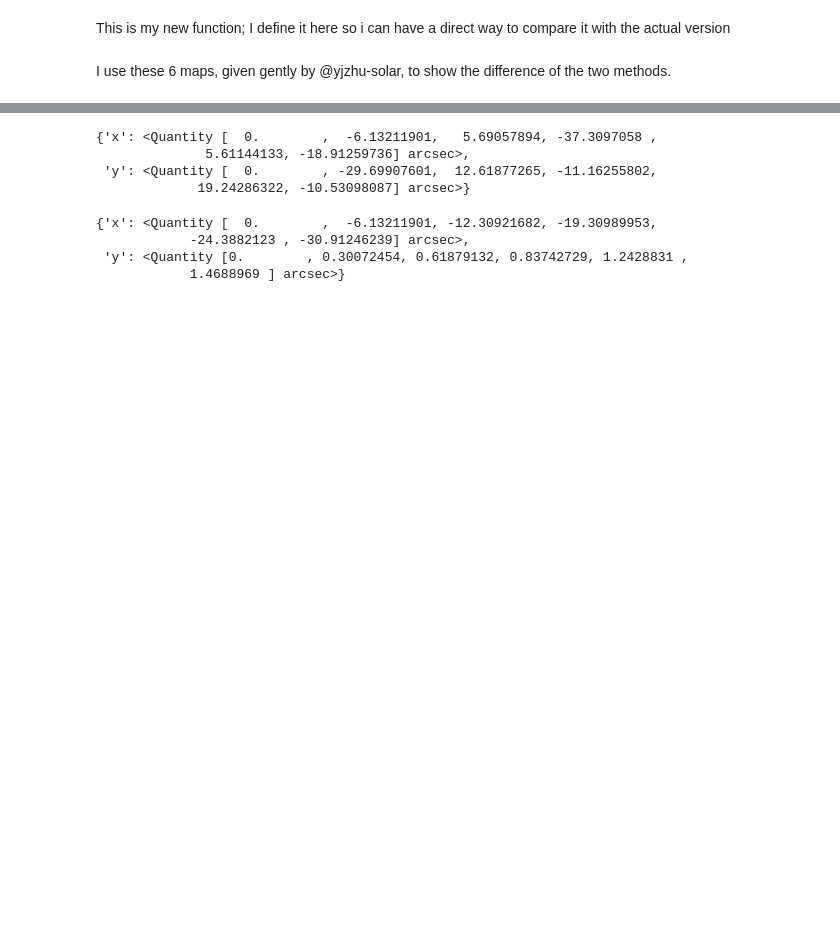
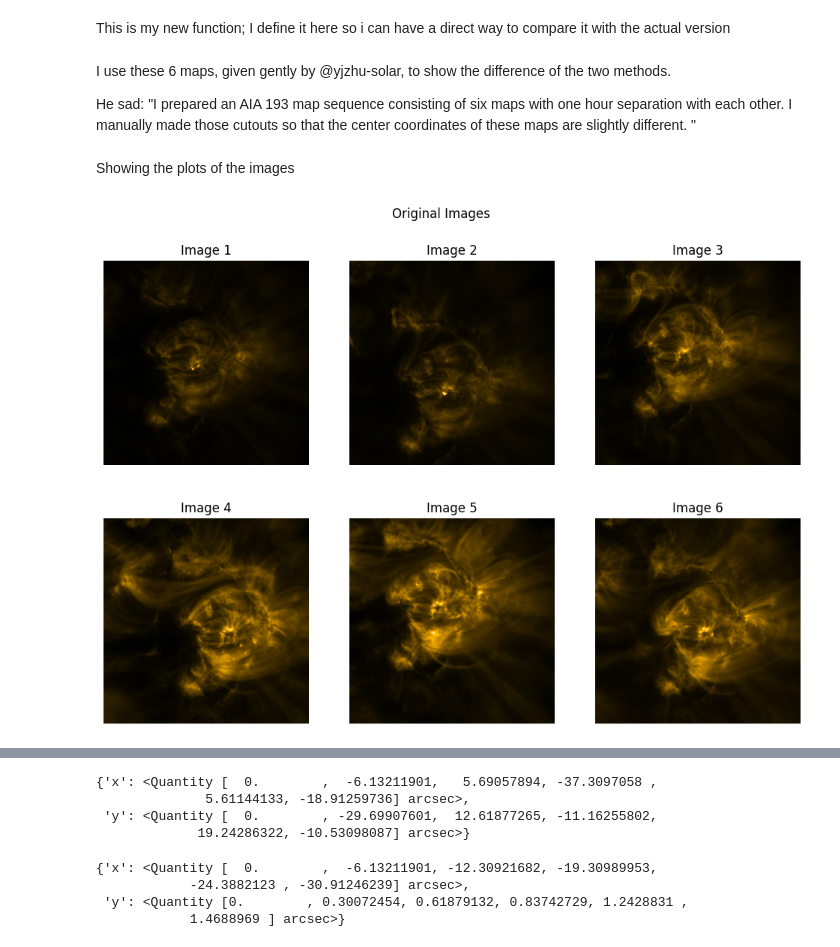
Before and after one commit to PaoloBiolghini/Sunkit_Image_Examples, a Jupyter notebook: showExample.ipynb, the cells around one changed output, grey strips where cells are left out. Saved outputs shown, nothing was run; the diff lists cells and outputs as text; code cells hidden in the pictures; blank space fills up the shorter version.

```diff
--- a/showExample.ipynb
+++ b/showExample.ipynb
@@ -43,6 +43,8 @@ def calculate_solar_rotate_shift(mc, layer_index=0, **kwargs):
     return {"x": xshift_arcseconds, "y": yshift_arcseconds}
 # %% [markdown]
 I use these 6 maps, given gently by @yjzhu-solar, to show the difference of the two methods.
+
+He sad: "I prepared an AIA 193 map sequence consisting of six maps with one hour separation with each other. I manually made those cutouts so that the center coordinates of these maps are slightly different. "
 # %%
 map0 = sunpy.map.Map('aia.lev1_euv_12s.2024-01-04T190103Z.193.image.fits')
 map1 = sunpy.map.Map('aia.lev1_euv_12s.2024-01-04T200103Z.193.image.fits')
@@ -54 +57,20 @@ map5 = sunpy.map.Map('aia.lev1_euv_12s.2024-01-05T000103Z.193.image.fits')
 map_seq = sunpy.map.Map([map0, map1,map2,map3,map4,map5], sequence=True)
+# %% [markdown]
+Showing the plots of the images
+# %%
+fig, axes = plt.subplots(2, 3, figsize=(12, 8))
+
+# Iterate over the images and plot them on the subplots
+for i, ax in enumerate(axes.flat):
+    ax.imshow(map_seq[i].data, cmap='sdoaia171')  # You may adjust the colormap as needed
+    ax.set_title(f'Image {i+1}')  # Set titles for each subplot
+    ax.axis('off')  # Turn off axis labels
+
+# Adjust spacing between subplots
+# plt.tight_layout
+fig.suptitle('Original Images')  # Set the title for the entire figure
+fig.subplots_adjust(top=0.9)  # Adjust the spacing between the title and the subplots
+# Show the plot
+plt.show()
+# %% [output]
+[figure, added]
```
Also changed, not shown: parts of 9 cells of this notebook.
